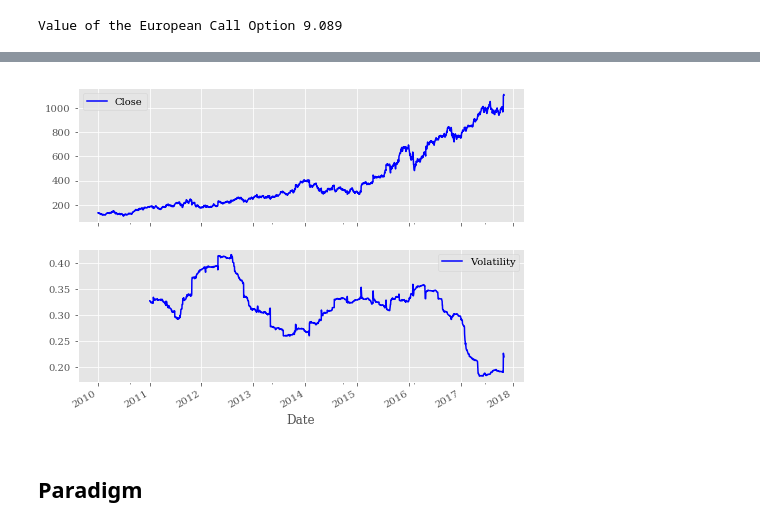
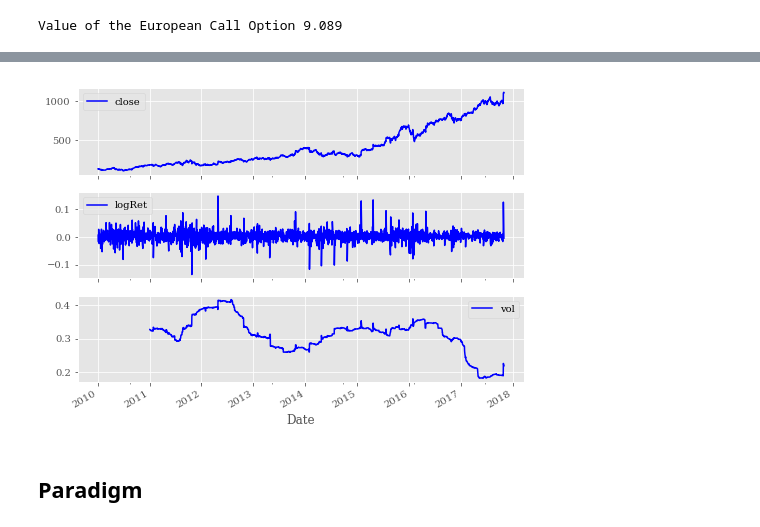
Before and after one commit to redvg/boilerplate-python-financial-engineering, a Jupyter notebook: 1_intro.ipynb, the cells around one changed output, grey strips where cells are left out. Cells and saved outputs as stored; diff of their text form; code cells hidden in the pictures.

Commit message:
adds historical volatility lab

```diff
--- a/1_intro.ipynb
+++ b/1_intro.ipynb
@@ -117,0 +137,3 @@ amzn.tail()
+# %%
+amzn = pd.DataFrame(quotes['AMZN.O'])
+print(amzn)
@@ -117,0 +160,3 @@ amzn.tail()
+# %%
+amzn.columns = ['close']
+print(amzn)
@@ -117,0 +195,3 @@ amzn.tail()
+# %%
+amzn['logRet'] = np.log(amzn['close'] / amzn['close'].shift(1))
+amzn.tail()
@@ -118,3 +269,3 @@ amzn.tail()
 # %%
-amzn['Log_Ret'] = np.log(amzn['Close'] / amzn['Close'].shift(1))
-amzn['Volatility'] = amzn['Log_Ret'].rolling(window=252).std() * np.sqrt(252)
+amzn['vol'] = amzn['logRet'].rolling(window=252).std() * np.sqrt(252)
+print(amzn)
@@ -121,11 +290,13 @@ amzn['Volatility'] = amzn['Log_Ret'].rolling(window=252).std() * np.sqrt(252)
 # %%
 %matplotlib inline
-amzn[['Close', 'Volatility']].plot(subplots=True, color='blue',
-                                   figsize=(8, 6), grid=True);
+amzn[['close', 'logRet', 'vol']].plot(subplots=True,
+                                      color='blue',
+                                      figsize=(8, 6),
+                                      grid=True);
 # tag: amzn_vola
 # title: Amazon closing prices and yearly volatility
 # %% [output]
-[figure, old version]
+[figure, new version]
 # %% [markdown]
 ## Paradigm
 # %%
```
Also changed, not shown: parts of 23 cells of this notebook, 1 other file.
